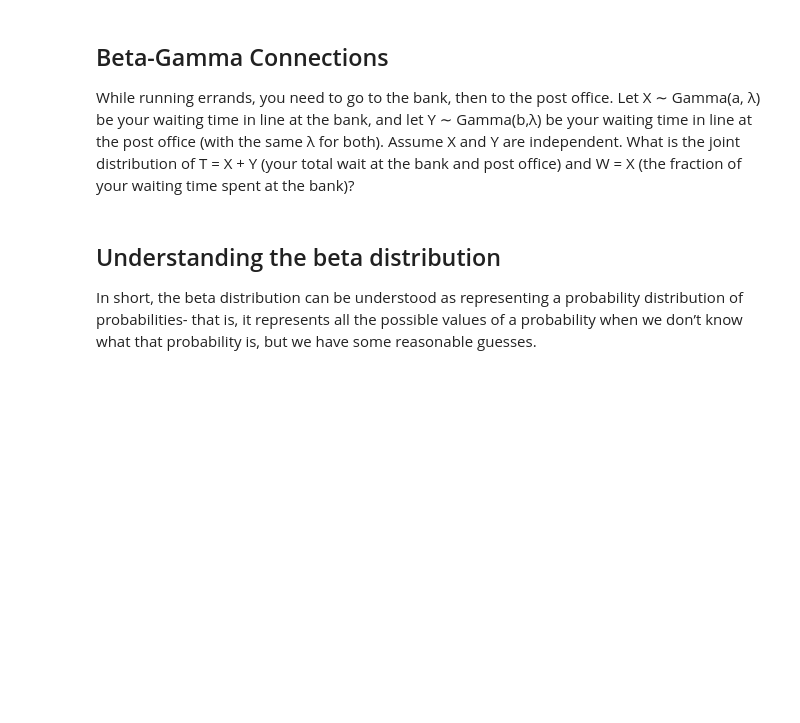
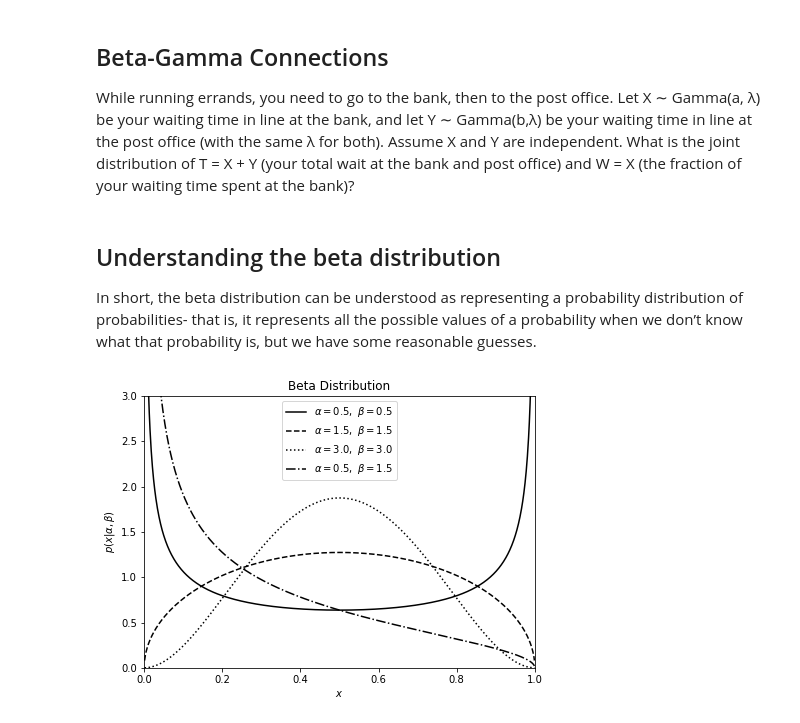
Before and after one commit to oceanumeric/python-probability, a Jupyter notebook: joint_distribution.ipynb, the cells around one changed output. Saved outputs shown, nothing was run; the diff lists cells and outputs as text; code cells hidden in the pictures; blank space fills up the shorter version.

```diff
--- a/joint_distribution.ipynb
+++ b/joint_distribution.ipynb
@@ -74,0 +71,25 @@ def plot_beta(x_range, a, b, mu=0, sigma=1, cdf=False, **kwargs):
+# %%
+alpha_values = [0.5, 1.5, 3.0, 0.5]
+beta_values = [0.5, 1.5, 3.0, 1.5]
+linestyles = ['-', '--', ':', '-.']
+x = np.linspace(0, 1, 1002)[1:-1]
+
+fig, ax = plt.subplots(figsize=(7, 5))
+
+for a, b, ls in zip(alpha_values, beta_values, linestyles):
+    dist = beta(a, b)
+
+    plt.plot(x, dist.pdf(x), ls=ls, c='black',
+             label=r'$\alpha=%.1f,\ \beta=%.1f$' % (a, b))
+
+plt.xlim(0, 1)
+plt.ylim(0, 3)
+
+plt.xlabel('$x$')
+plt.ylabel(r'$p(x|\alpha,\beta)$')
+plt.title('Beta Distribution')
+
+plt.legend(loc=0)
+plt.show()
+# %% [output]
+[figure, added]
```
Also changed, not shown: parts of 6 cells of this notebook, 1 other file.
